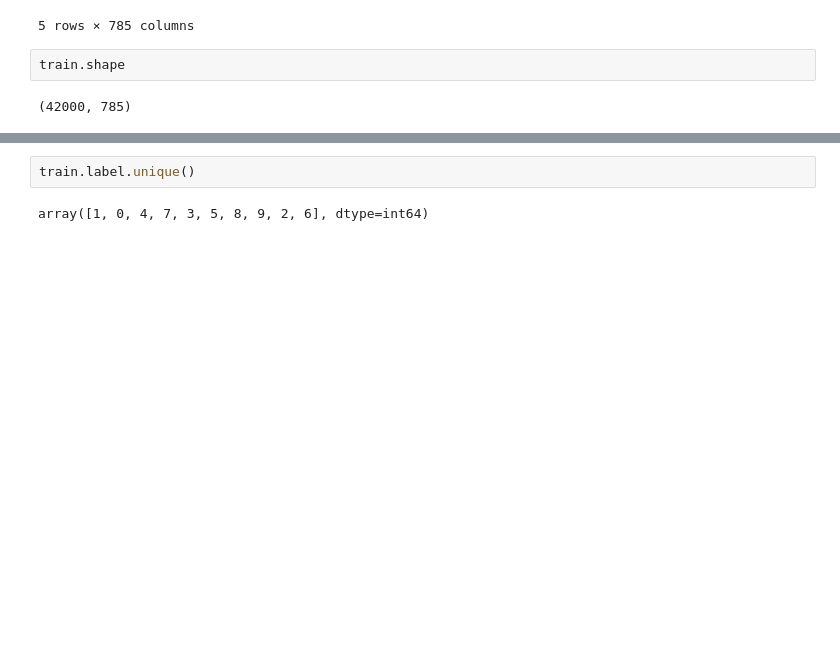
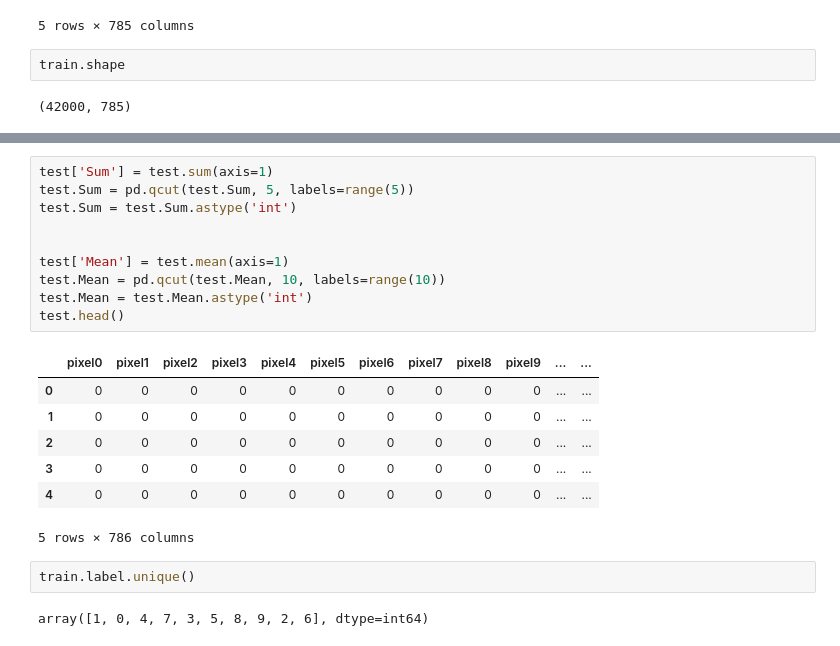
Before and after one commit to Cookie182/personal-projects, a Jupyter notebook: digit recognizer/digit.ipynb, the cells around one changed output, grey strips where cells are left out. Saved outputs shown, nothing was run; the diff lists cells and outputs as text; blank space fills up the shorter version.

```diff
--- a/digit recognizer/digit.ipynb
+++ b/digit recognizer/digit.ipynb
@@ -29,3 +56,21 @@ train.shape
+# %%
+test['Sum'] = test.sum(axis=1)
+test.Sum = pd.qcut(test.Sum, 5, labels=range(5))
+test.Sum = test.Sum.astype('int')
+
+
+test['Mean'] = test.mean(axis=1)
+test.Mean = pd.qcut(test.Mean, 10, labels=range(10))
+test.Mean = test.Mean.astype('int')
+test.head()
+# %% [output]
+|  | pixel0 | pixel1 | pixel2 | pixel3 | pixel4 | pixel5 | pixel6 | pixel7 | pixel8 | pixel9 | ... | ... |
+| 0 | 0 | 0 | 0 | 0 | 0 | 0 | 0 | 0 | 0 | 0 | ... | ... |
+| 1 | 0 | 0 | 0 | 0 | 0 | 0 | 0 | 0 | 0 | 0 | ... | ... |
+| 2 | 0 | 0 | 0 | 0 | 0 | 0 | 0 | 0 | 0 | 0 | ... | ... |
+| 3 | 0 | 0 | 0 | 0 | 0 | 0 | 0 | 0 | 0 | 0 | ... | ... |
+| 4 | 0 | 0 | 0 | 0 | 0 | 0 | 0 | 0 | 0 | 0 | ... | ... |
+5 rows × 786 columns
 # %%
 train.label.unique()
 # %% [output]
```
Also changed, not shown: parts of 29 cells of this notebook, 2 other files.
